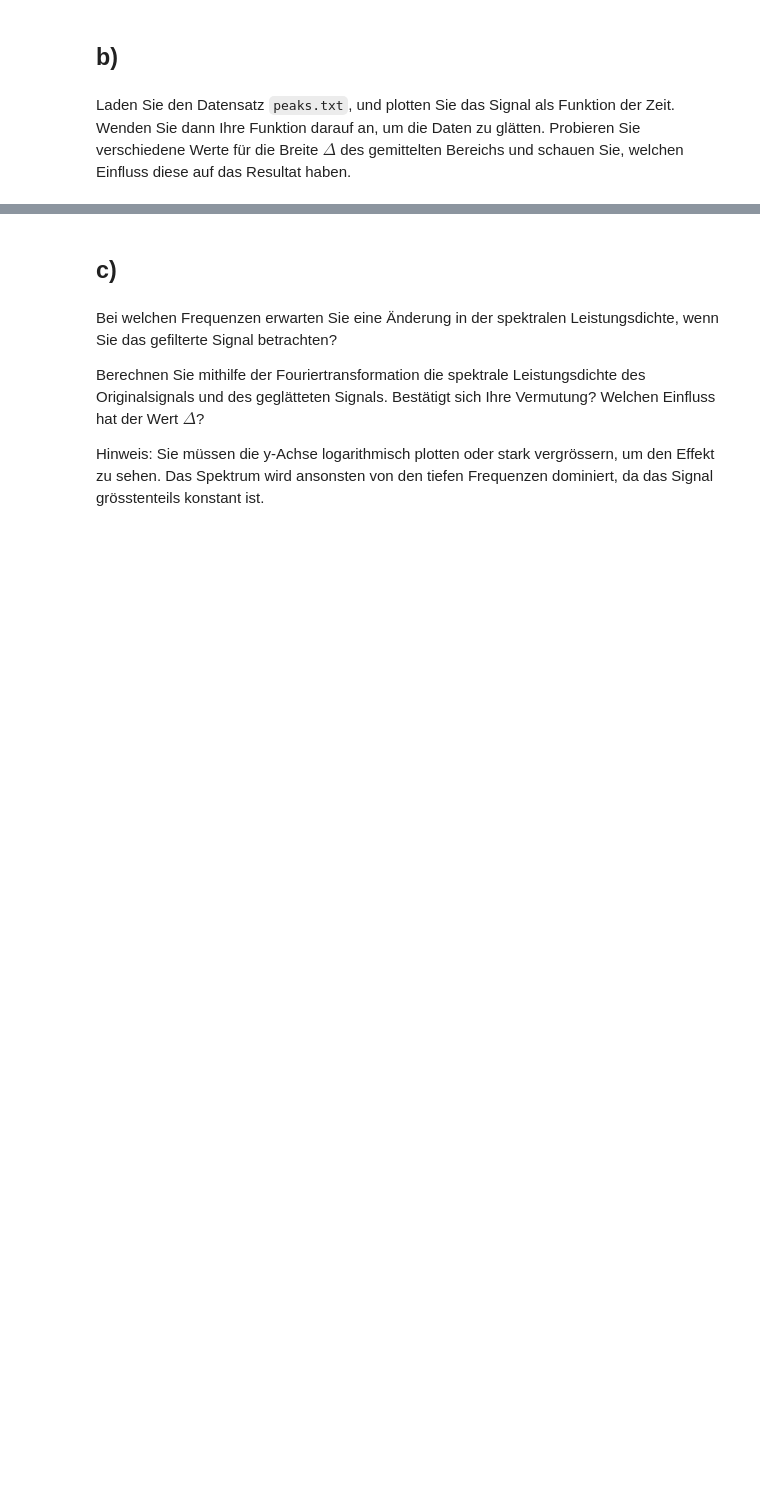
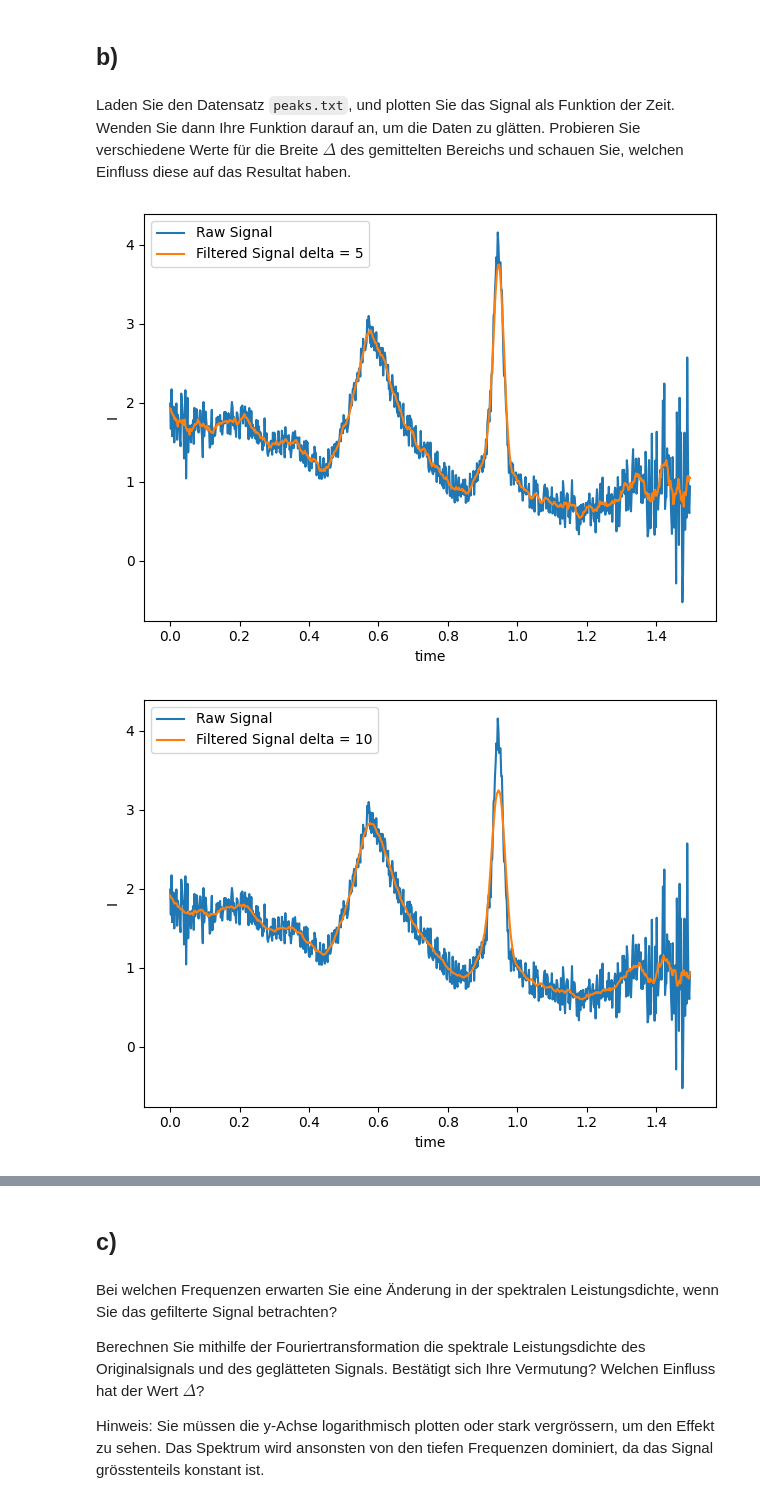
Before and after one commit to LucasWinter73/ETH-Data-Analysis, a Jupyter notebook: Jupiter notebooks/Ex07/Filtern.ipynb, the cells around one changed output, grey strips where cells are left out. Drawn from its saved outputs; the diff is of its cells as text; code cells hidden in the pictures; blank space fills up the shorter version.

```diff
--- a/Jupiter notebooks/Ex07/Filtern.ipynb
+++ b/Jupiter notebooks/Ex07/Filtern.ipynb
@@ -97,3 +130,36 @@ Schreiben Sie eine Funktion, die ein gegebenes Datenarray auf diese Weise glätt
 ## b)
 # %% [markdown]
 Laden Sie den Datensatz `peaks.txt`, und plotten Sie das Signal als Funktion der Zeit. Wenden Sie dann Ihre Funktion darauf an, um die Daten zu glätten. Probieren Sie verschiedene Werte für die Breite $\Delta$ des gemittelten Bereichs und schauen Sie, welchen Einfluss diese auf das Resultat haben.
+# %%
+data = np.loadtxt('peaks.txt', skiprows=2, delimiter=' ')
+t = data[:, 0]
+I = data[:, 1]
+I_new = moving_average(I, 10)
+
+plot_plot(
+    (t, I, 'Raw Signal'),
+    (t, moving_average(I, 5), 'Filtered Signal delta = 5'),
+    xlabel='time',
+    ylabel='I'
+)
+plot_plot(
+    (t, I, 'Raw Signal'),
+    (t, moving_average(I, 10), 'Filtered Signal delta = 10'),
+    xlabel='time',
+    ylabel='I'
+)
+plot_plot(
+    (t, I, 'Raw Signal'),
+    (t, moving_average(I, 15), 'Filtered Signal delta = 15'),
+    xlabel='time',
+    ylabel='I'
+)
+plot_plot(
+    (t, I, 'Raw Signal'),
+    (t, moving_average(I, 20), 'Filtered Signal delta = 20'),
+    xlabel='time',
+    ylabel='I'
+)
+# %% [output]
+[figure, added]
+[figure, added]
```
Also changed, not shown: parts of 9 cells of this notebook.
